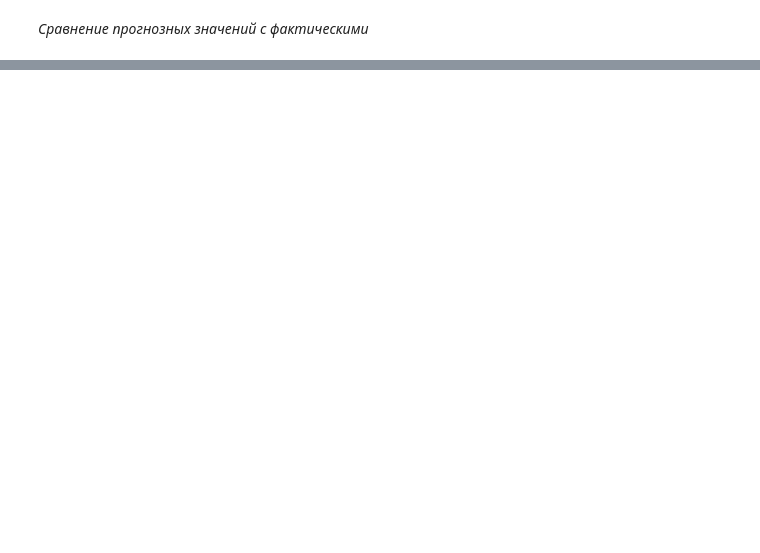
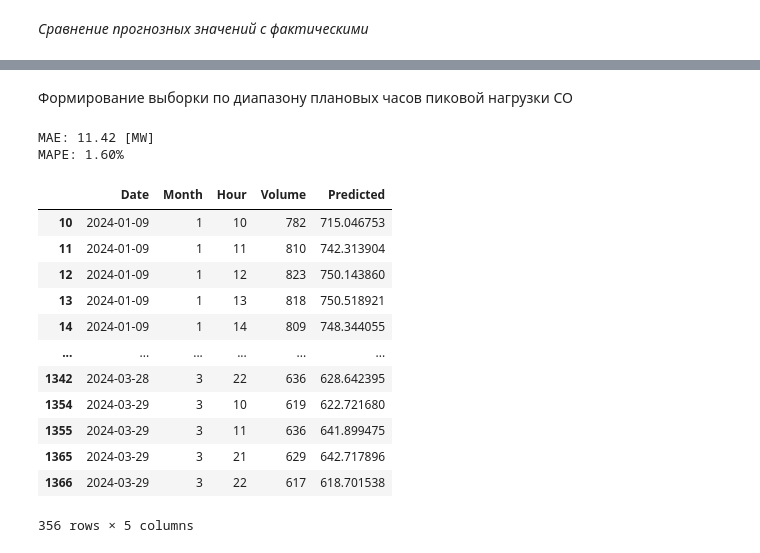
Before and after one commit to caapel/Volume_Forecast_for_Kaliningrad, a Jupyter notebook: XGboost_Kaliningrad_2024.ipynb, the cells around one changed output, grey strips where cells are left out. Drawn from its saved outputs; the diff is of its cells as text; code cells hidden in the pictures; blank space fills up the shorter version.

```diff
--- a/XGboost_Kaliningrad_2024.ipynb
+++ b/XGboost_Kaliningrad_2024.ipynb
@@ -857,0 +943,21 @@ diff_predict_vs_fact(df_validate_result, 4)
+# %%
+df_work_days = df_pick_hour.drop(columns=['Hour'])  # список всех рабочих дней (в пределах валидационной выборки)
+
+df_pick_volume = df_validate_result[['Date', 'Volume']].copy()
+df_pick_volume = df_pick_volume.merge(df_work_days, how='inner')  # ограничиваем валидационный фрейм рабочими днями
+
+# получаем фактические пики энергопотребления ("красные" ячейки в таблице valid_data.xlsx)
+df_pick_volume = df_pick_volume.groupby(['Date'])[['Volume']].max()
+df_pick_volume.reset_index(inplace=True)
+
+# формируем выборку с прогнозными значениями, соответствующими фактическим пикам энергопотребления
+df_pick_validate = df_validate_result[['Date', 'Hour', 'Volume', 'Predicted']].copy()
+df_pick_validate = df_pick_validate.merge(df_pick_volume, how='inner')
+df_pick_validate = df_pick_validate.drop_duplicates(subset=['Date', 'Volume'], keep='last')
+df_pick_validate.reset_index(drop=True, inplace=True)
+
+# Метрики качества прогноза для полученной выборки
+print('MAE:', f"{MAE(df_pick_validate['Predicted'], df_pick_validate['Volume']):.2f} [MW]",
+      '\nMAPE:', f"{MAPE(df_pick_validate['Predicted'], df_pick_validate['Volume']):.2%}")
+
+df_pick_validate.head(6)
@@ -857,0 +981,35 @@ diff_predict_vs_fact(df_validate_result, 4)
+# %% [markdown]
+Формирование выборки по диапазону плановых часов пиковой нагрузки СО
+# %%
+df_SO = df_validate_result[['Date', 'Month', 'Hour', 'Volume', 'Predicted']].copy()
+df_SO = df_SO.merge(df_work_days, how='inner') # ограничиваем валидационный фрейм рабочими днями
+
+# ограничиваем валидационный фрейм плановыми часами (приводим часы к местному времени: MSK–1/UTC+2)
+df_SO = df_SO[(
+               (df_SO.Month == 1) & (((df_SO.Hour >= 10) & (df_SO.Hour < 15)) | ((df_SO.Hour >= 18) & (df_SO.Hour < 21))) |
+               (df_SO.Month == 2) & (((df_SO.Hour >= 9) & (df_SO.Hour < 13)) | ((df_SO.Hour >= 19) & (df_SO.Hour < 22))) |
+               (df_SO.Month == 3) & (((df_SO.Hour >= 10) & (df_SO.Hour < 12)) | ((df_SO.Hour >= 21) & (df_SO.Hour < 23))) |
+               (df_SO.Month == 4) & (((df_SO.Hour >= 9) & (df_SO.Hour < 13)) | ((df_SO.Hour >= 21) & (df_SO.Hour < 23)))
+              )]
+
+# Метрики качества прогноза для полученной выборки
+print('MAE:', f"{MAE(df_SO['Predicted'], df_SO['Volume']):.2f} [MW]",
+      '\nMAPE:', f"{MAPE(df_SO['Predicted'], df_SO['Volume']):.2%}")
+
+df_SO
+# %% [output]
+MAE: 11.42 [MW]
+MAPE: 1.60%
+|  | Date | Month | Hour | Volume | Predicted |
+| 10 | 2024-01-09 | 1 | 10 | 782 | 715.046753 |
+| 11 | 2024-01-09 | 1 | 11 | 810 | 742.313904 |
+| 12 | 2024-01-09 | 1 | 12 | 823 | 750.143860 |
+| 13 | 2024-01-09 | 1 | 13 | 818 | 750.518921 |
+| 14 | 2024-01-09 | 1 | 14 | 809 | 748.344055 |
+| ... | ... | ... | ... | ... | ... |
+| 1342 | 2024-03-28 | 3 | 22 | 636 | 628.642395 |
+| 1354 | 2024-03-29 | 3 | 10 | 619 | 622.721680 |
+| 1355 | 2024-03-29 | 3 | 11 | 636 | 641.899475 |
+| 1365 | 2024-03-29 | 3 | 21 | 629 | 642.717896 |
+| 1366 | 2024-03-29 | 3 | 22 | 617 | 618.701538 |
+356 rows × 5 columns
```
Also changed, not shown: parts of 34 cells of this notebook, 1 other file.
